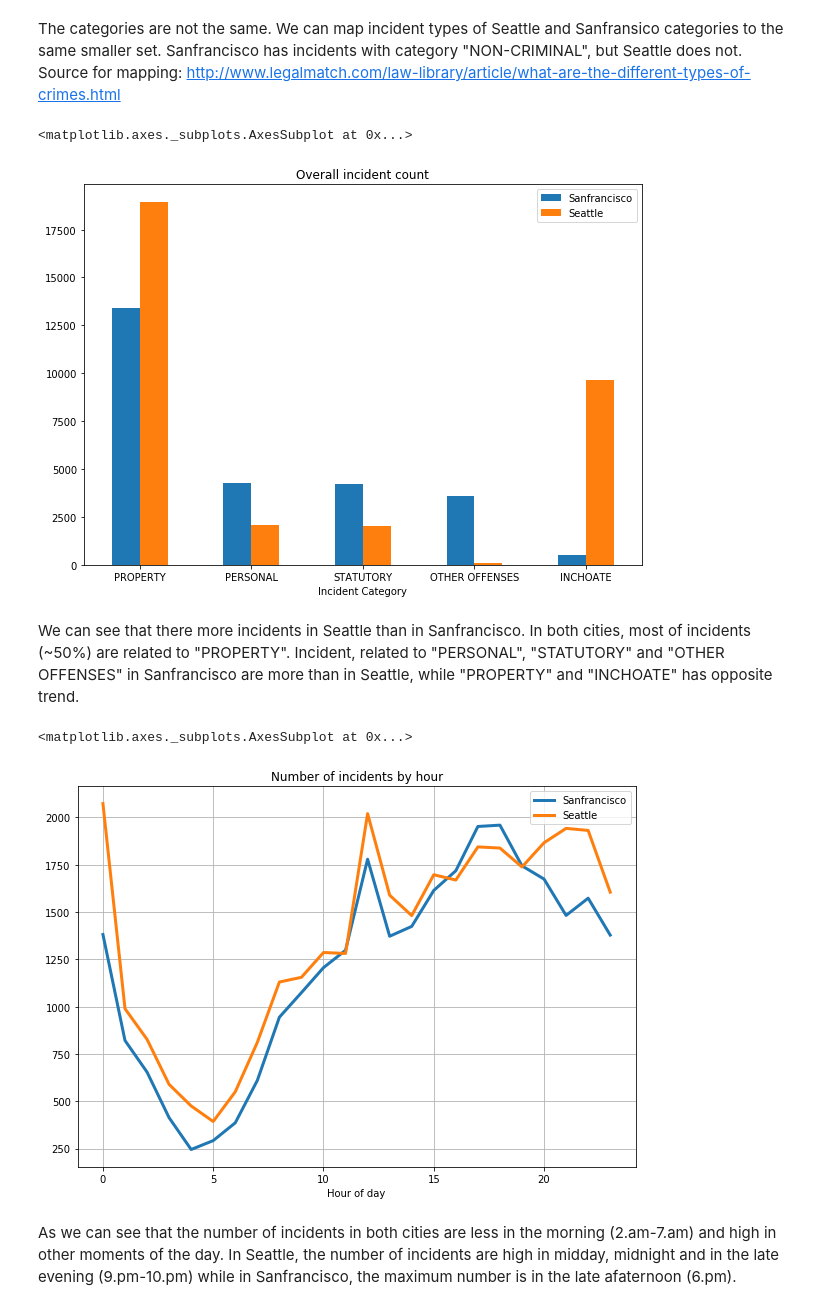
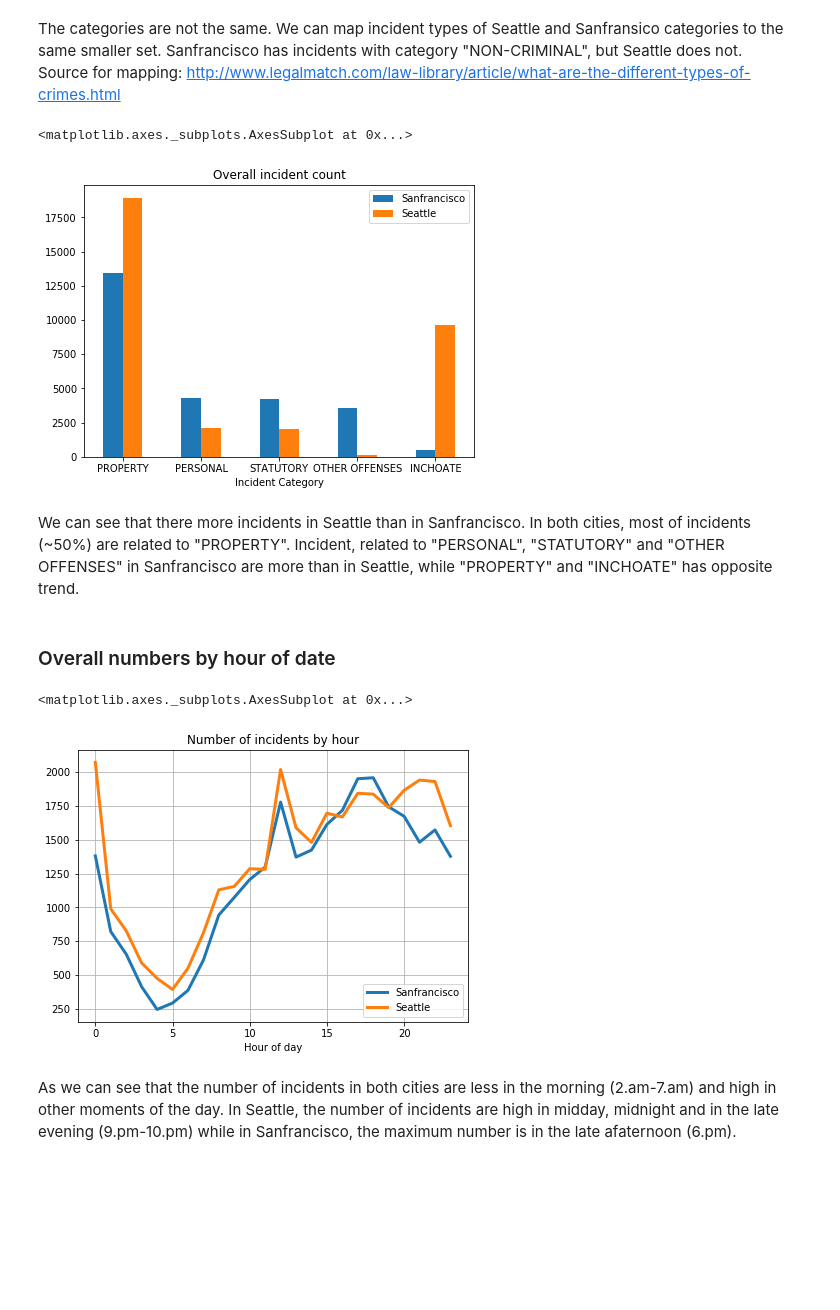
Before and after one commit to nguyenbh1507/DS-at-scale, a Jupyter notebook: Less crime in the early morning.ipynb, the cells around one changed output. Saved outputs shown, nothing was run; the diff lists cells and outputs as text; code cells hidden in the pictures; blank space fills up the shorter version.

```diff
--- a/Less crime in the early morning.ipynb
+++ b/Less crime in the early morning.ipynb
@@ -226,21 +220,23 @@ catDF = sanDF['Incident Category'].value_counts().reset_index()\
         .set_index('Incident Category')
 
 # Visulization
-catDF.plot.bar(rot=0, title='Overall incident count',figsize=(10,7))
+catDF.plot.bar(rot=0, title='Overall incident count',figsize=(7,5))
 # %% [output]
 <matplotlib.axes._subplots.AxesSubplot at 0x...>
-[figure, old version]
+[figure, new version]
 # %% [markdown]
 We can see that there more incidents in Seattle than in Sanfrancisco. In both cities, most of incidents (~50%) are related to "PROPERTY". Incident, related to "PERSONAL", "STATUTORY" and "OTHER OFFENSES" in Sanfrancisco are more than in Seattle, while "PROPERTY" and "INCHOATE" has opposite trend.
+# %% [markdown]
+### Overall numbers by hour of date
 # %%
 hourDF = sanDF.Time.apply(lambda x: x.hour).value_counts().reset_index()
 hourDF = hourDF.sort_values('index').rename(columns={'index':'Hour of day', 'Time':'Sanfrancisco'})
 hourDF2 = seatDF['Occurred Date or Date Range Start'].apply(lambda x: x.hour).value_counts().reset_index()
 hourDF2 = hourDF2.sort_values('index').rename(columns={'index':'Hour of day', 'Occurred Date or Date Range Start':'Seattle'})
 hourDF = hourDF.merge(hourDF2, on='Hour of day').set_index('Hour of day')
-hourDF.plot.line(figsize=(10,7),title="Number of incidents by hour",grid=True, linewidth=3)
+hourDF.plot.line(figsize=(7,5),title="Number of incidents by hour",grid=True, linewidth=3)
 # %% [output]
 <matplotlib.axes._subplots.AxesSubplot at 0x...>
-[figure, old version]
+[figure, new version]
 # %% [markdown]
 As we can see that the number of incidents in both cities are less in the morning (2.am-7.am) and high in other moments of the day. In Seattle, the number of incidents are high in midday, midnight and in the late evening (9.pm-10.pm) while in Sanfrancisco, the maximum number is in the late afaternoon (6.pm).
```
Also changed, not shown: parts of 9 cells of this notebook.
